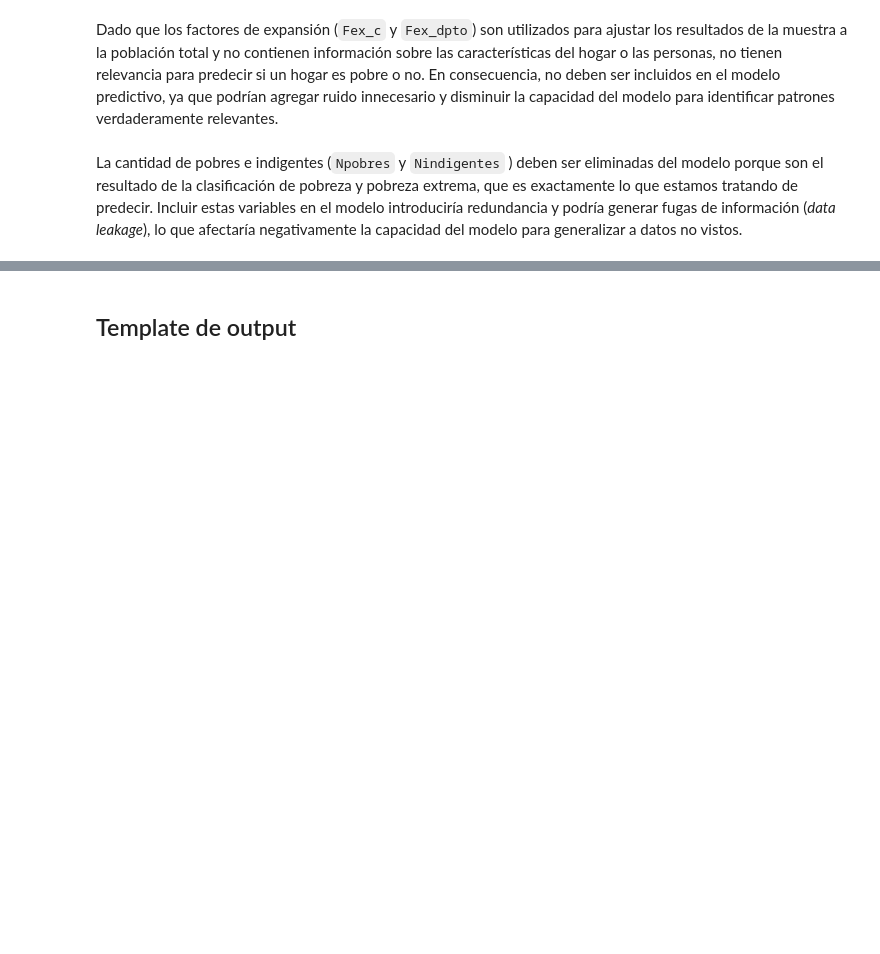
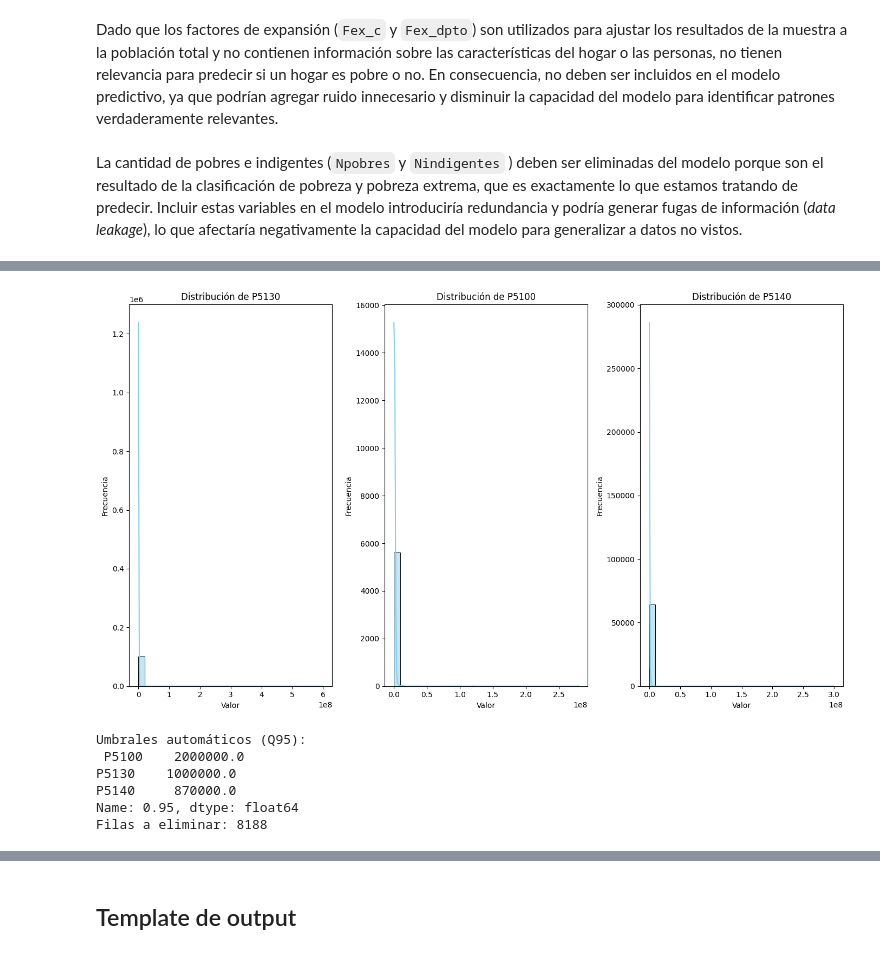
Before and after one commit to victoria-mascaro/ML_UNLP, a Jupyter notebook: PS2/scripts/1_eda_b.ipynb, the cells around one changed output, grey strips where cells are left out. Drawn from its saved outputs; the diff is of its cells as text; code cells hidden in the pictures; blank space fills up the shorter version.

```diff
--- a/PS2/scripts/1_eda_b.ipynb
+++ b/PS2/scripts/1_eda_b.ipynb
@@ -409,0 +418,23 @@ La cantidad de pobres e indigentes (`Npobres` y `Nindigentes` ) deben ser elimin
+# %%
+import matplotlib.pyplot as plt
+import seaborn as sns
+
+# Seleccionamos las columnas de interés
+columns_to_plot = ['P5130', 'P5100', 'P5140']
+
+# Crear subgráficos
+plt.figure(figsize=(14, 8))
+
+# Graficar histogramas para cada una de las columnas
+for i, col in enumerate(columns_to_plot, 1):
+    plt.subplot(1, 3, i)
+    sns.histplot(X_train[col], kde=True, bins=30, color='skyblue', edgecolor='black')
+    plt.title(f'Distribución de {col}')
+    plt.xlabel('Valor')
+    plt.ylabel('Frecuencia')
+
+# Mostrar el gráfico
+plt.tight_layout()
+plt.show()
+# %% [output]
+[figure, added]
@@ -409,0 +443,26 @@ La cantidad de pobres e indigentes (`Npobres` y `Nindigentes` ) deben ser elimin
+# %%
+# Seleccionar el quintil deseado (por ejemplo, el 95%)
+quintil = 0.95
+# el método quantile de Pandas por defecto ignora los valores NaN, por lo que no debería estar considerando los NaN al calcular el umbral.
+# Calcular el quintil para las columnas de interés
+thresholds = X_train[columns_to_impute].quantile(quintil)
+
+# Mostrar los valores de los umbrales basados en el quintil seleccionado
+print(f"Umbrales automáticos (Q{int(quintil * 100)}):\n", thresholds)
+
+# Ver las filas donde los valores superan el umbral en cada columna (basado en el quintil)
+rows_to_drop = X_train[
+    (X_train['P5130'] > thresholds['P5130']) |
+    (X_train['P5100'] > thresholds['P5100']) |
+    (X_train['P5140'] > thresholds['P5140'])
+]
+
+# Mostrar cuántas filas serían eliminadas
+print(f"Filas a eliminar: {rows_to_drop.shape[0]}")
+# %% [output]
+Umbrales automáticos (Q95):
+ P5100    2000000.0
+P5130    1000000.0
+P5140     870000.0
+Name: 0.95, dtype: float64
+Filas a eliminar: 8188
```
Also changed, not shown: parts of 21 cells of this notebook, 1 other file.
